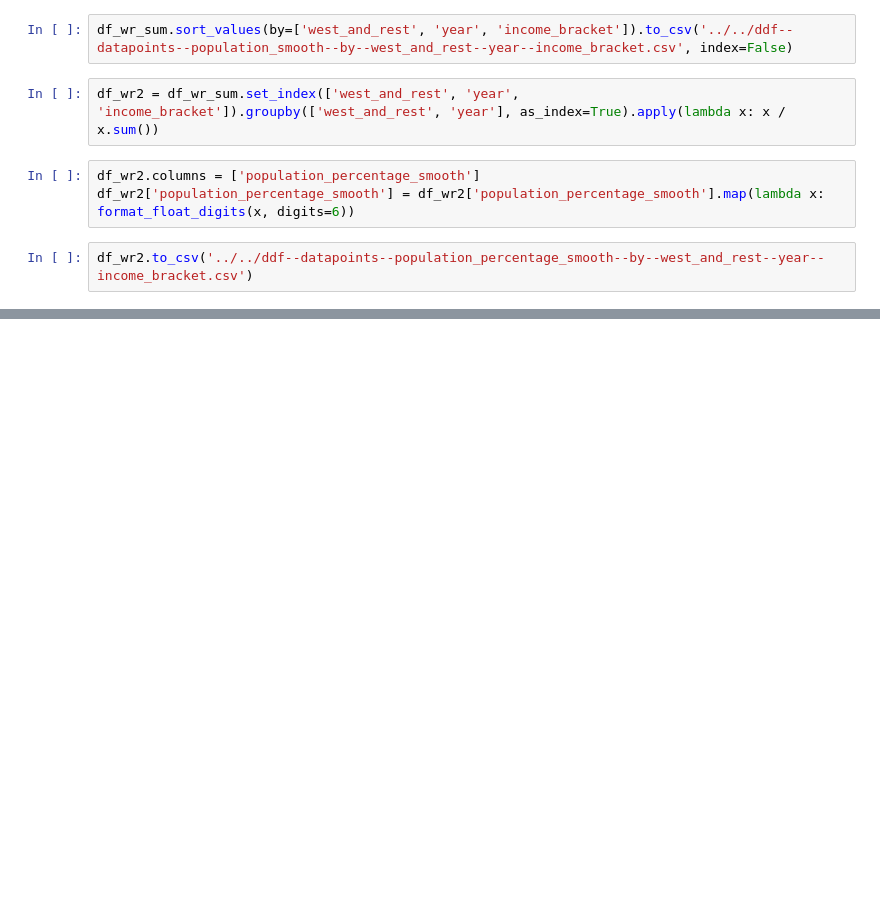
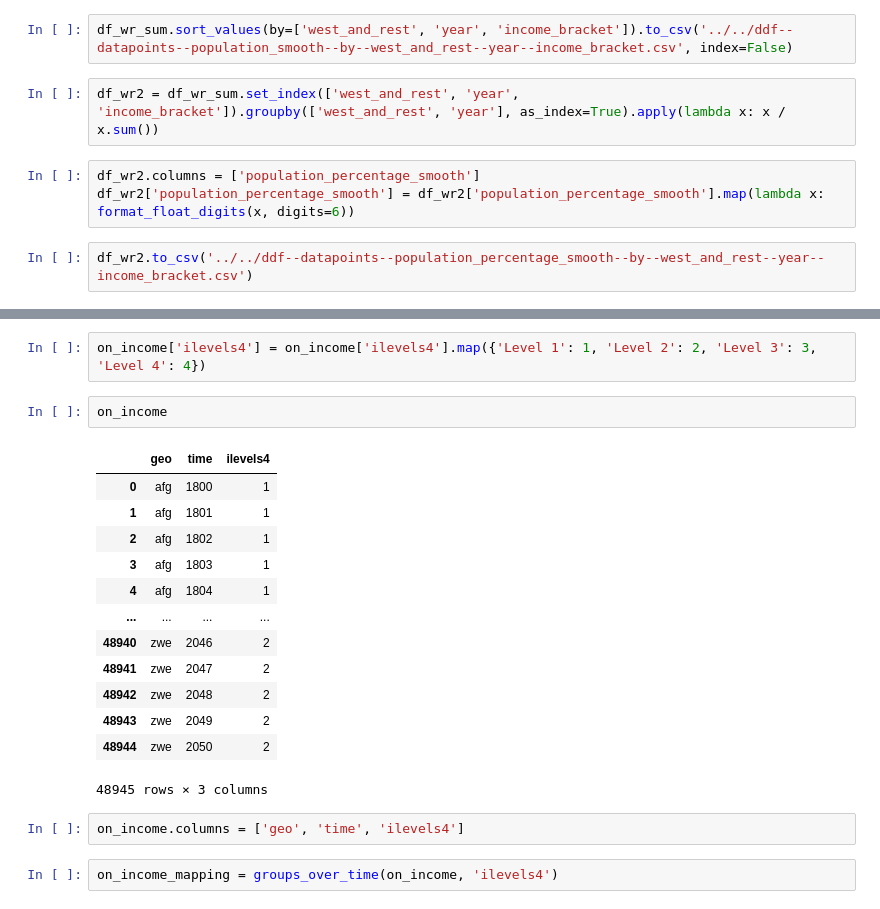
Before and after one commit to open-numbers/ddf--worldbank--povcalnet, a Jupyter notebook: etl/notebooks/groups.ipynb, the cells around one changed output, grey strips where cells are left out. Saved outputs shown, nothing was run; the diff lists cells and outputs as text; blank space fills up the shorter version.

```diff
--- a/etl/notebooks/groups.ipynb
+++ b/etl/notebooks/groups.ipynb
@@ -272,0 +323,22 @@ df_wr2.to_csv('../../ddf--datapoints--population_percentage_smooth--by--west_and
+# %%
+on_income['ilevels4'] = on_income['ilevels4'].map({'Level 1': 1, 'Level 2': 2, 'Level 3': 3, 'Level 4': 4})
+# %%
+on_income
+# %% [output]
+|  | geo | time | ilevels4 |
+| 0 | afg | 1800 | 1 |
+| 1 | afg | 1801 | 1 |
+| 2 | afg | 1802 | 1 |
+| 3 | afg | 1803 | 1 |
+| 4 | afg | 1804 | 1 |
+| ... | ... | ... | ... |
+| 48940 | zwe | 2046 | 2 |
+| 48941 | zwe | 2047 | 2 |
+| 48942 | zwe | 2048 | 2 |
+| 48943 | zwe | 2049 | 2 |
+| 48944 | zwe | 2050 | 2 |
+48945 rows × 3 columns
+# %%
+on_income.columns = ['geo', 'time', 'ilevels4']
+# %%
+on_income_mapping = groups_over_time(on_income, 'ilevels4')
```
Also changed, not shown: parts of 31 cells of this notebook, 12 other files.
